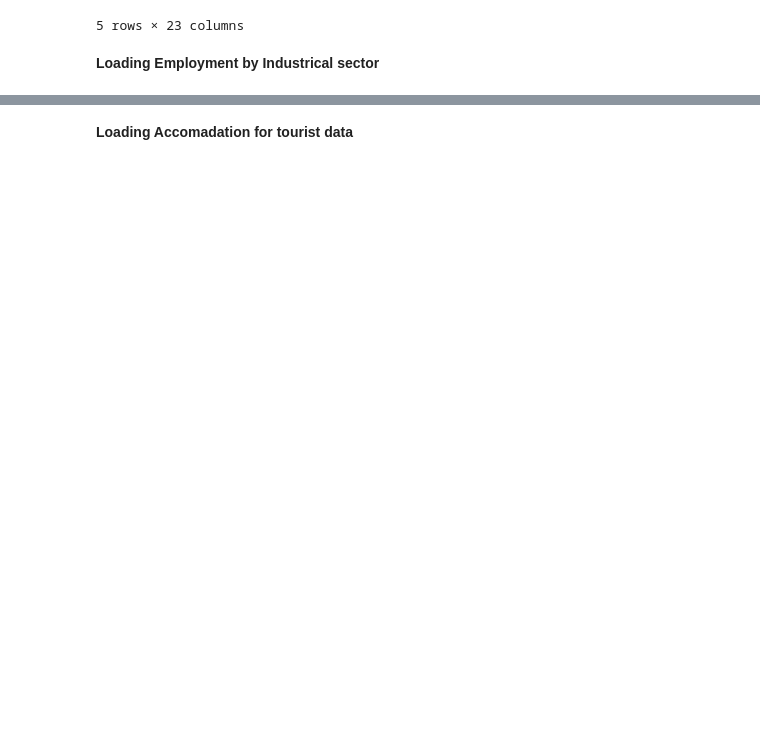
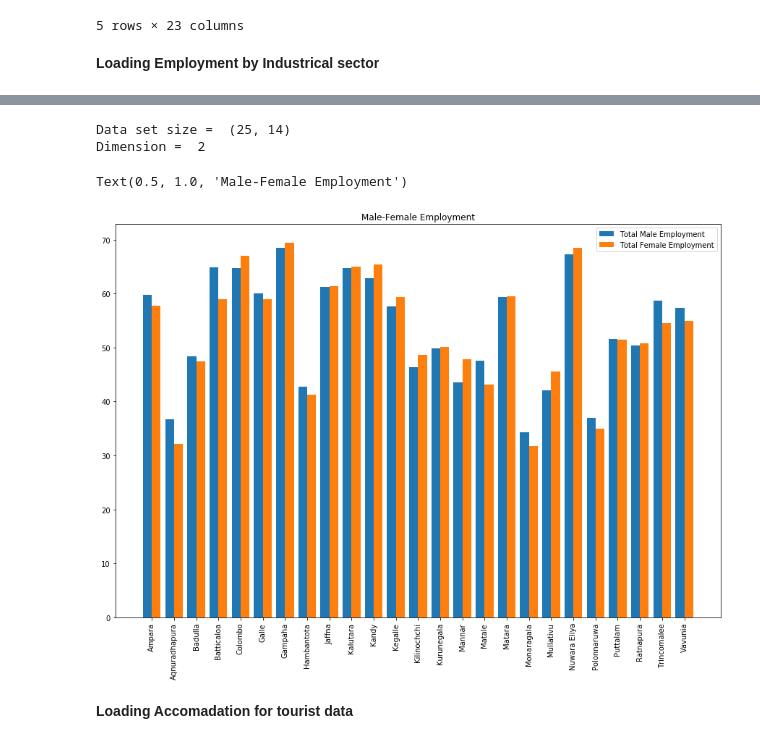
Before and after one commit to PraAnj/gov.lk.data.analysis, a Jupyter notebook: src/crime_analysis.ipynb, the cells around one changed output, grey strips where cells are left out. Cells and saved outputs as stored; diff of their text form; code cells hidden in the pictures; blank space fills up the shorter version.

```diff
--- a/src/crime_analysis.ipynb
+++ b/src/crime_analysis.ipynb
@@ -65,3 +64,23 @@ Dimension =  2
+# %%
+print('Data set size = ', emplyment_data.shape)
+print('Dimension = ', emplyment_data.ndim)
+#emplyment_data.iloc[:,[5,13]].plot.bar(figsize=(15, 10))
+
+#plot data
+ind = np.arange(25)    # the x locations for the groups
+width = 0.4
+fig, ax = plt.subplots(figsize=(15,10))
+ax.bar(ind, emplyment_data['Total Male Employment'],width=0.4)
+ax.bar(ind+width, emplyment_data['Total Female Employment'],width=0.4)
+ax.set_xticks(ind + width / 2)
+ax.set_xticklabels(emplyment_data.District.tolist(),rotation='vertical')
+ax.legend(['Total Male Employment','Total Female Employment'])
+ax.set_title('Male-Female Employment')
+# %% [output]
+Data set size =  (25, 14)
+Dimension =  2
+Text(0.5, 1.0, 'Male-Female Employment')
+[figure, added]
 # %% [markdown]
 **Loading Accomadation for tourist data**
 # %%
```
Also changed, not shown: parts of 6 cells of this notebook.
